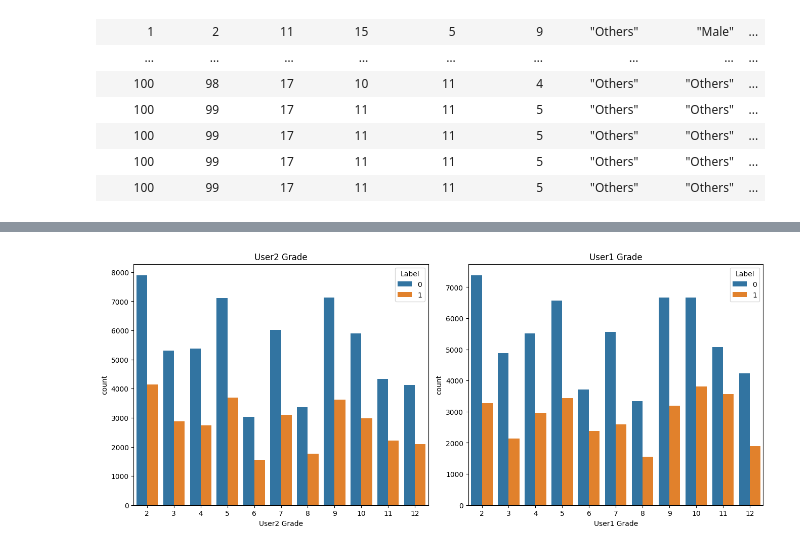
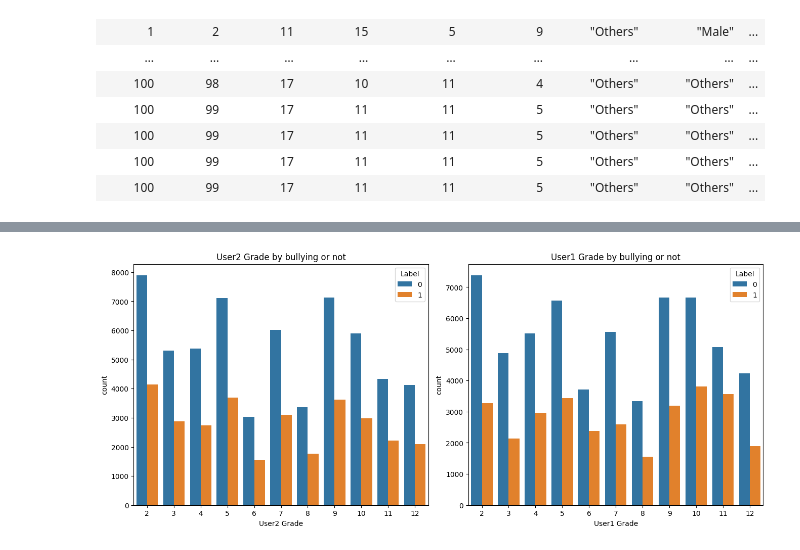
Before and after one commit to HlhDataScience/cyberbullying-detection, a Jupyter notebook: eda_notebooks/eda_exploration.ipynb, the cells around one changed output, grey strips where cells are left out. Saved outputs shown, nothing was run; the diff lists cells and outputs as text; code cells hidden in the pictures.

```diff
--- a/eda_notebooks/eda_exploration.ipynb
+++ b/eda_notebooks/eda_exploration.ipynb
@@ -454,17 +438,19 @@ df_pan
 # %%
+import seaborn as sns
+import matplotlib.pyplot as plt
 columns = {col for col in df.columns if col.endswith("Grade")}
 sns.color_palette("hls", 8)
 fig, axes = plt.subplots(3, 3, figsize=(20, 16))
 axes = axes.flatten()
 for i, col in enumerate(columns):
     sns.countplot(data=df, x= col, ax=axes[i], hue= "Label")
-    axes[i].set_title(f"{col}")
+    axes[i].set_title(f"{col} by bullying or not")
 
 for j in range(len(columns), len(axes)):
     fig.delaxes(axes[j])
 
 # Adjust layout
 plt.tight_layout()
 plt.show()
 # %% [output]
-[figure, old version]
+[figure, new version]
```
Also changed, not shown: parts of 26 cells of this notebook, 1 other file.
